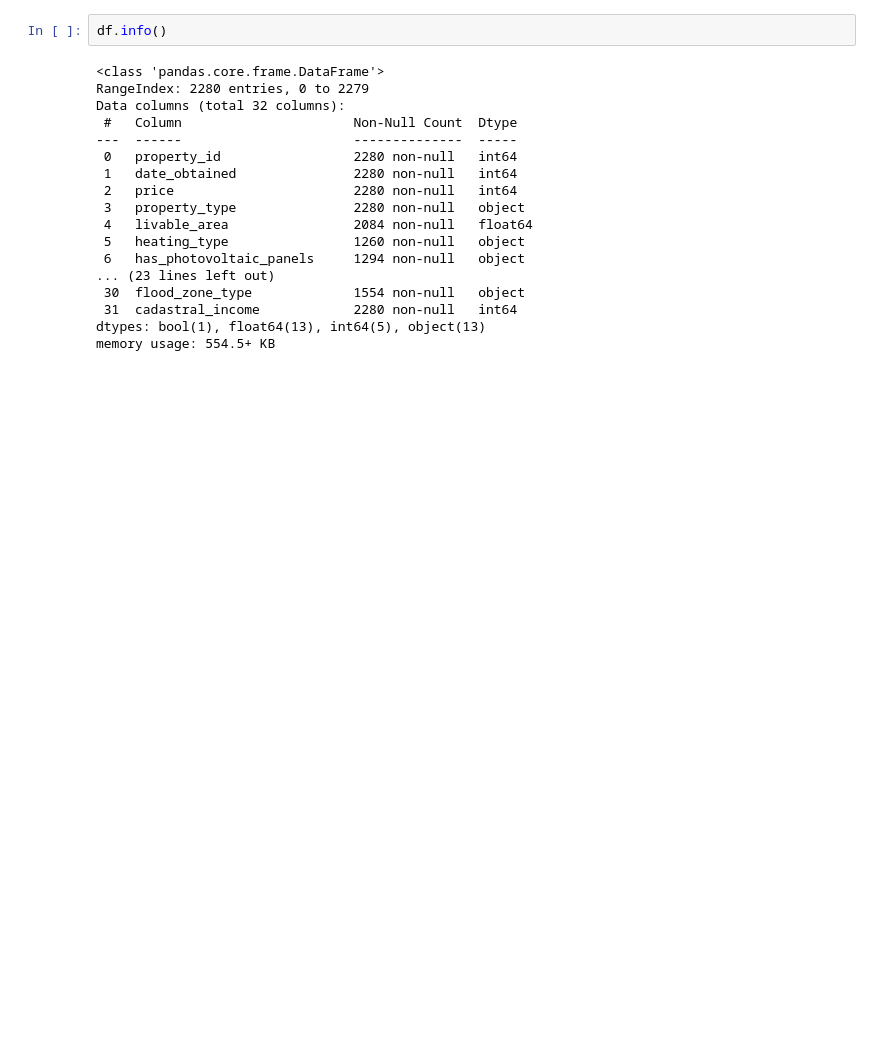
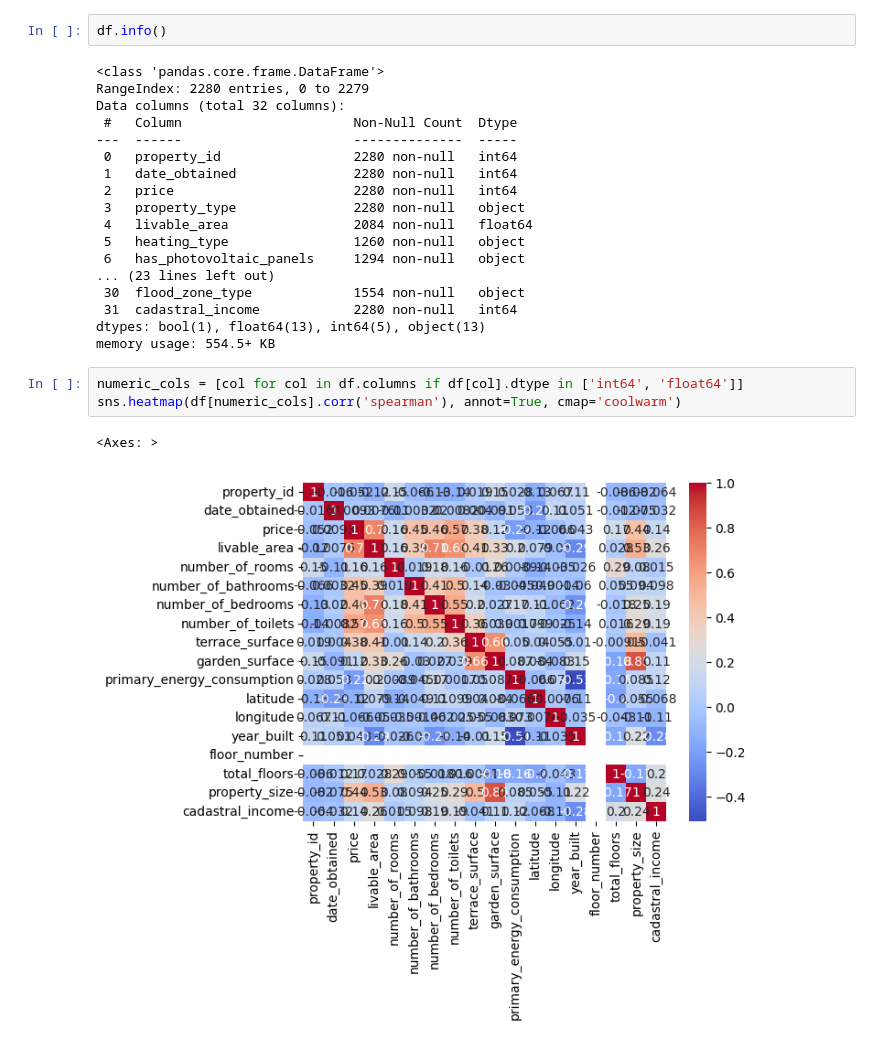
Before and after one commit to simonVP99/house_scraping_project, a Jupyter notebook: src/data_visualisation.ipynb, the cells around one changed output. Saved outputs shown, nothing was run; the diff lists cells and outputs as text; blank space fills up the shorter version.

```diff
--- a/src/data_visualisation.ipynb
+++ b/src/data_visualisation.ipynb
@@ -202,3 +202,9 @@ Data columns (total 32 columns):
  31  cadastral_income            2280 non-null   int64
 dtypes: bool(1), float64(13), int64(5), object(13)
 memory usage: 554.5+ KB
+# %%
+numeric_cols = [col for col in df.columns if df[col].dtype in ['int64', 'float64']]
+sns.heatmap(df[numeric_cols].corr('spearman'), annot=True, cmap='coolwarm')
+# %% [output]
+<Axes: >
+[figure, added]
```
Also changed, not shown: parts of 2 cells of this notebook, 3 other files.
